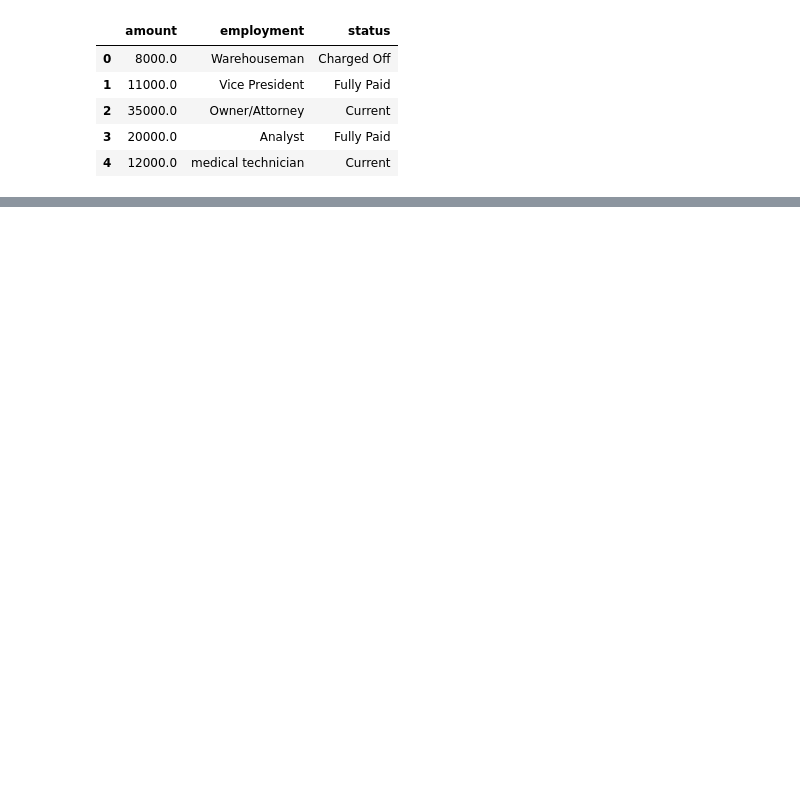
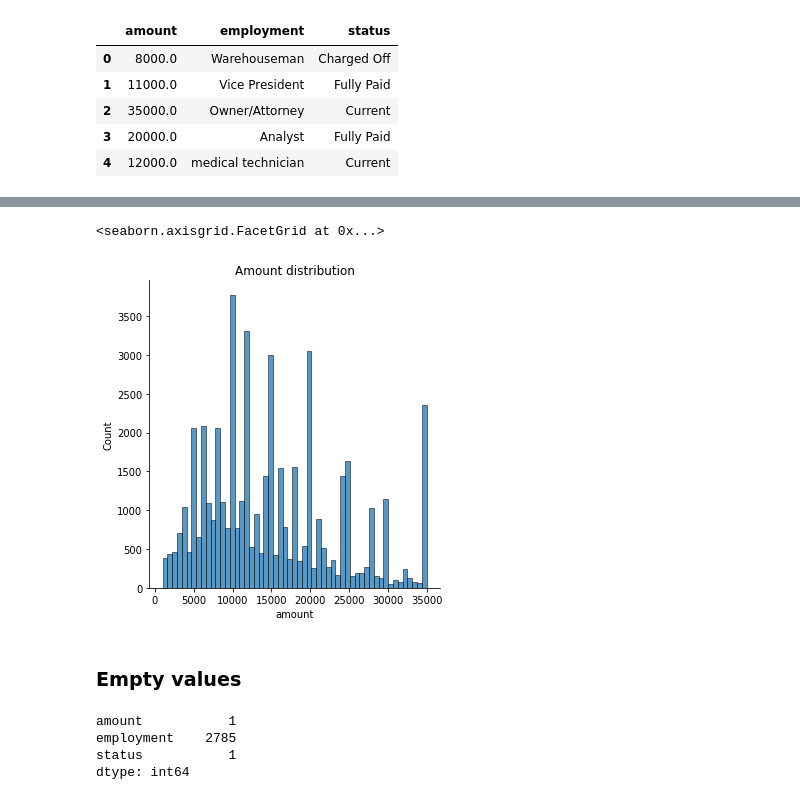
Before and after one commit to akhuntsaria/loan-default-prediction, a Jupyter notebook: main.ipynb, the cells around one changed output, grey strips where cells are left out. Saved outputs shown, nothing was run; the diff lists cells and outputs as text; code cells hidden in the pictures; blank space fills up the shorter version.

```diff
--- a/main.ipynb
+++ b/main.ipynb
@@ -35,0 +44,14 @@ status - loan status
+# %%
+sns.displot(x='amount',data=loan_data_frame).set(title='Amount distribution')
+# %% [output]
+<seaborn.axisgrid.FacetGrid at 0x...>
+[figure, added]
+# %% [markdown]
+### Empty values
+# %%
+loan_data_frame.isna().sum()
+# %% [output]
+amount           1
+employment    2785
+status           1
+dtype: int64
```
Also changed, not shown: parts of 13 cells of this notebook.
